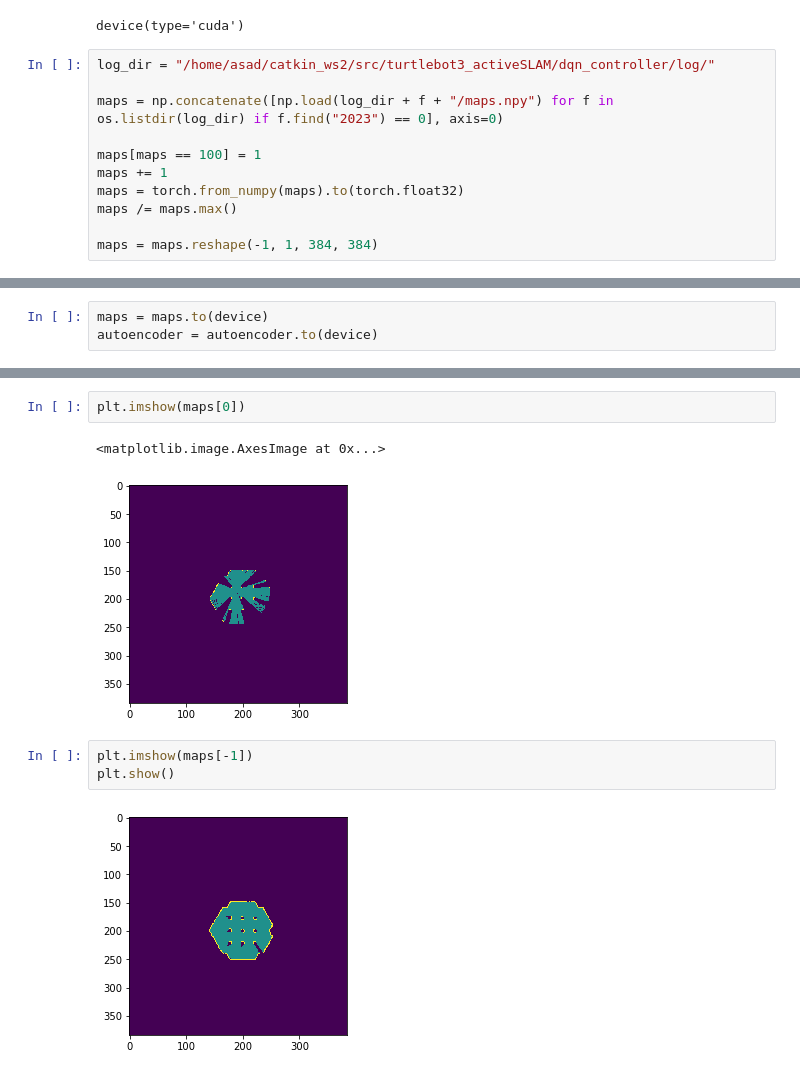
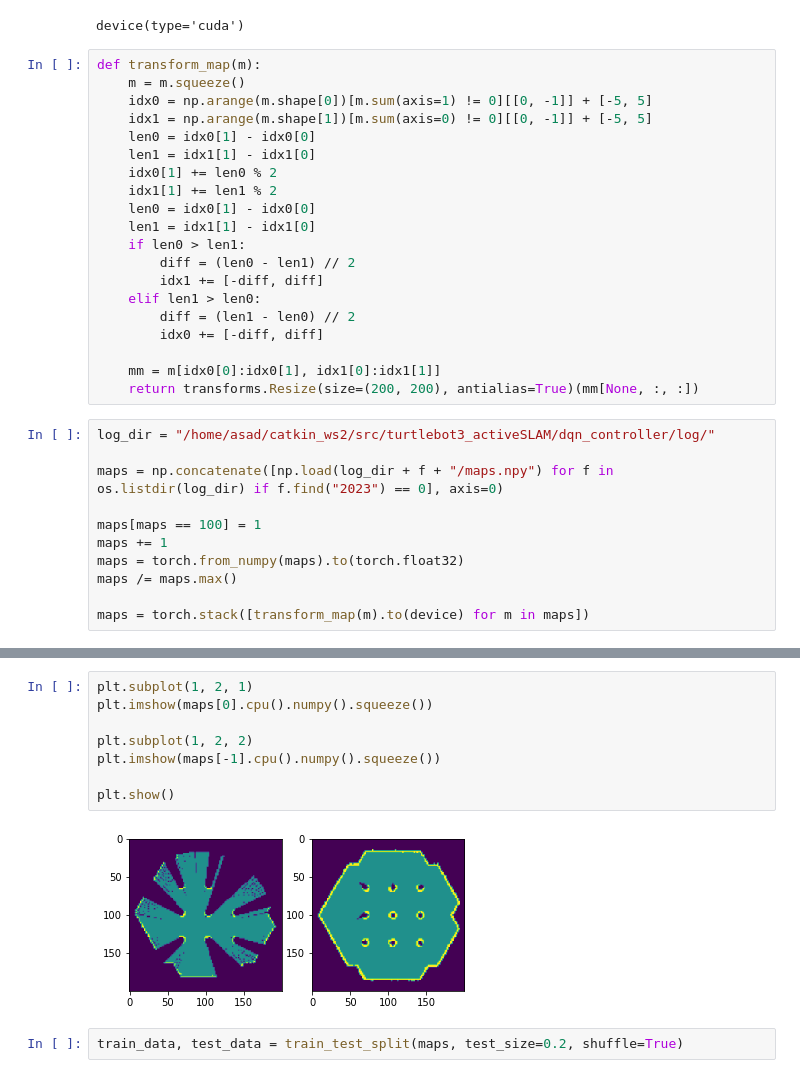
Before and after one commit to abolfazlasad/turtlebot3_activeSLAM, a Jupyter notebook: dqn_controller/notebooks/mapAutoEncoder.ipynb, the cells around one changed output, grey strips where cells are left out. Cells and saved outputs as stored; diff of their text form.

```diff
--- a/dqn_controller/notebooks/mapAutoEncoder.ipynb
+++ b/dqn_controller/notebooks/mapAutoEncoder.ipynb
@@ -14,6 +15,26 @@ device = torch.device('cuda' if torch.cuda.is_available() else 'cpu')
 device
 # %% [output]
 device(type='cuda')
+# %%
+def transform_map(m):
+    m = m.squeeze()
+    idx0 = np.arange(m.shape[0])[m.sum(axis=1) != 0][[0, -1]] + [-5, 5]
+    idx1 = np.arange(m.shape[1])[m.sum(axis=0) != 0][[0, -1]] + [-5, 5]
+    len0 = idx0[1] - idx0[0]
+    len1 = idx1[1] - idx1[0]
+    idx0[1] += len0 % 2
+    idx1[1] += len1 % 2
+    len0 = idx0[1] - idx0[0]
+    len1 = idx1[1] - idx1[0]
+    if len0 > len1:
+        diff = (len0 - len1) // 2
+        idx1 += [-diff, diff]
+    elif len1 > len0:
+        diff = (len1 - len0) // 2
+        idx0 += [-diff, diff]
+
+    mm = m[idx0[0]:idx0[1], idx1[0]:idx1[1]]
+    return transforms.Resize(size=(200, 200), antialias=True)(mm[None, :, :])
 # %%
 log_dir = "/home/asad/catkin_ws2/src/turtlebot3_activeSLAM/dqn_controller/log/"
 
@@ -24,7 +45,7 @@ maps += 1
 maps = torch.from_numpy(maps).to(torch.float32)
 maps /= maps.max()
 
-maps = maps.reshape(-1, 1, 384, 384)
+maps = torch.stack([transform_map(m).to(device) for m in maps])
 # %%
 maps.shape
 # %% [output]
@@ -148,3 +52,0 @@ optimizer = optim.Adam(autoencoder.parameters(), lr=0.001)
-# %%
-maps = maps.to(device)
-autoencoder = autoencoder.to(device)
@@ -225,10 +53,12 @@ plt.imshow(transforms.Resize((100, 100))(torch.from_numpy(maps[:1])).reshape(100
-# %%
-plt.imshow(maps[0])
-# %% [output]
-<matplotlib.image.AxesImage at 0x...>
-[figure, removed]
-# %%
-plt.imshow(maps[-1])
-plt.show()
-# %% [output]
-[figure, removed]
+# %%
+plt.subplot(1, 2, 1)
+plt.imshow(maps[0].cpu().numpy().squeeze())
+
+plt.subplot(1, 2, 2)
+plt.imshow(maps[-1].cpu().numpy().squeeze())
+
+plt.show()
+# %% [output]
+[figure, added]
+# %%
+train_data, test_data = train_test_split(maps, test_size=0.2, shuffle=True)
```
Also changed, not shown: parts of 33 cells of this notebook, 1 other file.
